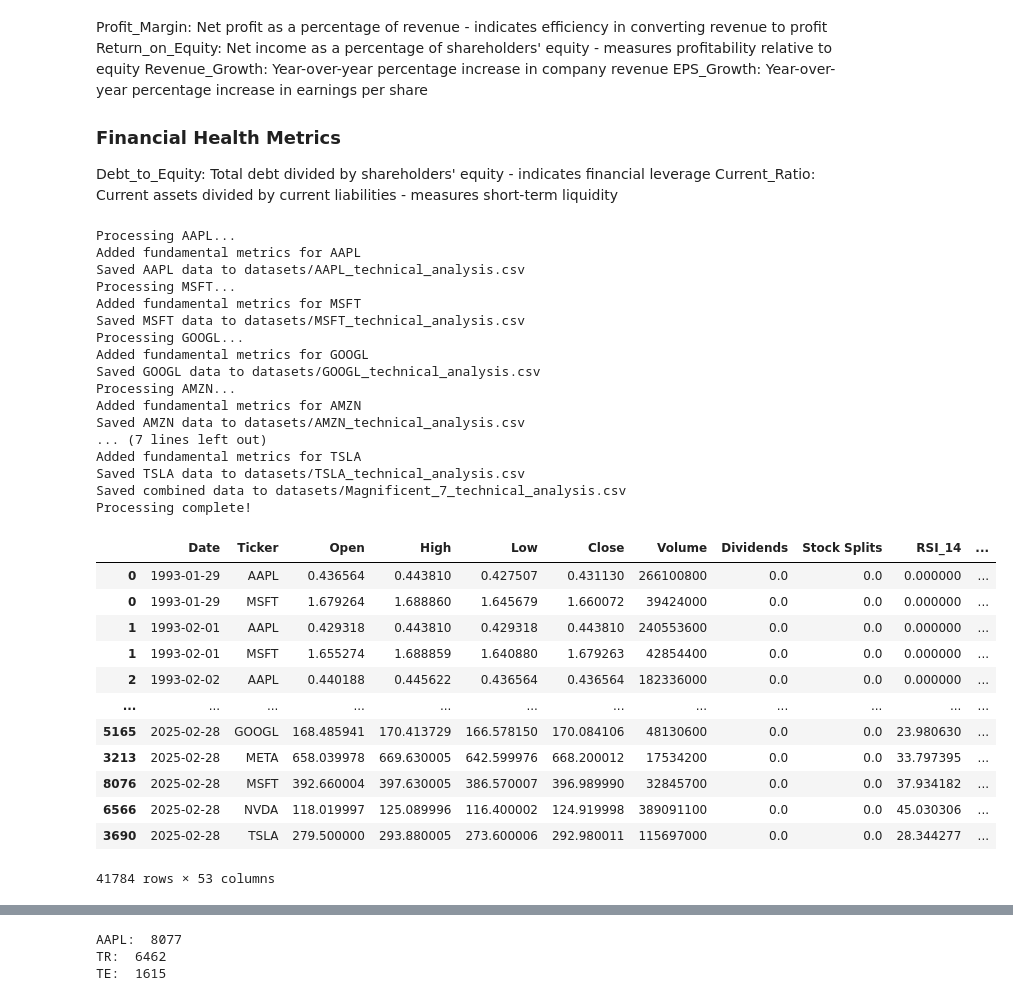
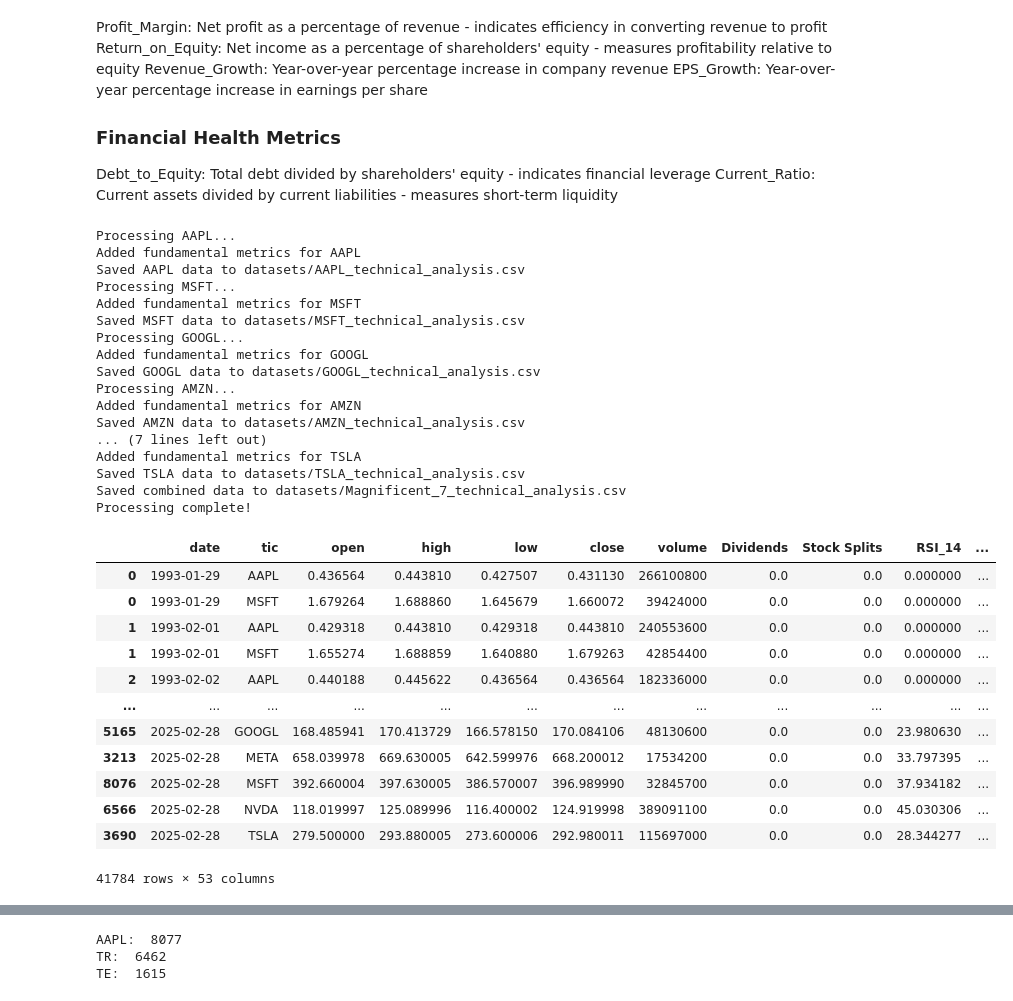
Before and after one commit to LucasLange1113/UIA_RL, a Jupyter notebook: download_data.ipynb, the cells around one changed output, grey strips where cells are left out. Saved outputs shown, nothing was run; the diff lists cells and outputs as text; code cells hidden in the pictures.

```diff
--- a/download_data.ipynb
+++ b/download_data.ipynb
@@ -319,44 +320,60 @@ for ticker in magnificent_7:
 
     # Save the individual stock dataframe to a CSV file
     df = df.fillna(0.0)
-    df.to_csv(f"data/{ticker}_technical_analysis.csv", index=False)
-    print(f"Saved {ticker} data to datasets/{ticker}_technical_analysis.csv")
+    df = df.rename(columns={
+    'Date': 'date',
+    'Ticker': 'tic',
+    'Open': 'open',
+    'High': 'high',
+    'Low': 'low',
+    'Close': 'close',
+    'Volume': 'volume'
+})
+    df.to_csv(f"data/{ticker}.csv", index=False)
+    print(f"Saved {ticker} data to datasets/{ticker}.csv")
 
     # Add to the combined dataframe
     if all_stocks_df.empty:
         all_stocks_df = df.copy()
     else:
         all_stocks_df = pd.concat([all_stocks_df, df])
 
 # Sort the combined dataframe by date
-all_stocks_df = all_stocks_df.sort_values(by=['Date', 'Ticker'])
+all_stocks_df = all_stocks_df.sort_values(by=['date', 'tic'])
 all_stocks_df = all_stocks_df.fillna(0.0)
+df = df.rename(columns={
+    'Open': 'open',
+    'High': 'high',
+    'Low': 'low',
+    'Close': 'close',
+    'Volume': 'volume'
+})
 
 # Save the combined dataframe to a CSV file
 all_stocks_df.to_csv("data/M7.csv", index=False)
-print("Saved combined data to datasets/Magnificent_7_technical_analysis.csv")
+print("Saved combined data to datasets/M7.csv")
 
 print("Processing complete!")
 all_stocks_df
 # %% [output]
 Processing AAPL...
 Added fundamental metrics for AAPL
 Saved AAPL data to datasets/AAPL_technical_analysis.csv
 Processing MSFT...
 Added fundamental metrics for MSFT
 Saved MSFT data to datasets/MSFT_technical_analysis.csv
 Processing GOOGL...
 Added fundamental metrics for GOOGL
 Saved GOOGL data to datasets/GOOGL_technical_analysis.csv
 Processing AMZN...
 Added fundamental metrics for AMZN
 Saved AMZN data to datasets/AMZN_technical_analysis.csv
 ... (7 lines left out)
 Added fundamental metrics for TSLA
 Saved TSLA data to datasets/TSLA_technical_analysis.csv
 Saved combined data to datasets/Magnificent_7_technical_analysis.csv
 Processing complete!
-|  | Date | Ticker | Open | High | Low | Close | Volume | Dividends | Stock Splits | RSI_14 | ... |
+|  | date | tic | open | high | low | close | volume | Dividends | Stock Splits | RSI_14 | ... |
 | 0 | 1993-01-29 | AAPL | 0.436564 | 0.443810 | 0.427507 | 0.431130 | 266100800 | 0.0 | 0.0 | 0.000000 | ... |
 | 0 | 1993-01-29 | MSFT | 1.679264 | 1.688860 | 1.645679 | 1.660072 | 39424000 | 0.0 | 0.0 | 0.000000 | ... |
 | 1 | 1993-02-01 | AAPL | 0.429318 | 0.443810 | 0.429318 | 0.443810 | 240553600 | 0.0 | 0.0 | 0.000000 | ... |
```
Also changed, not shown: parts of 6 cells of this notebook.
